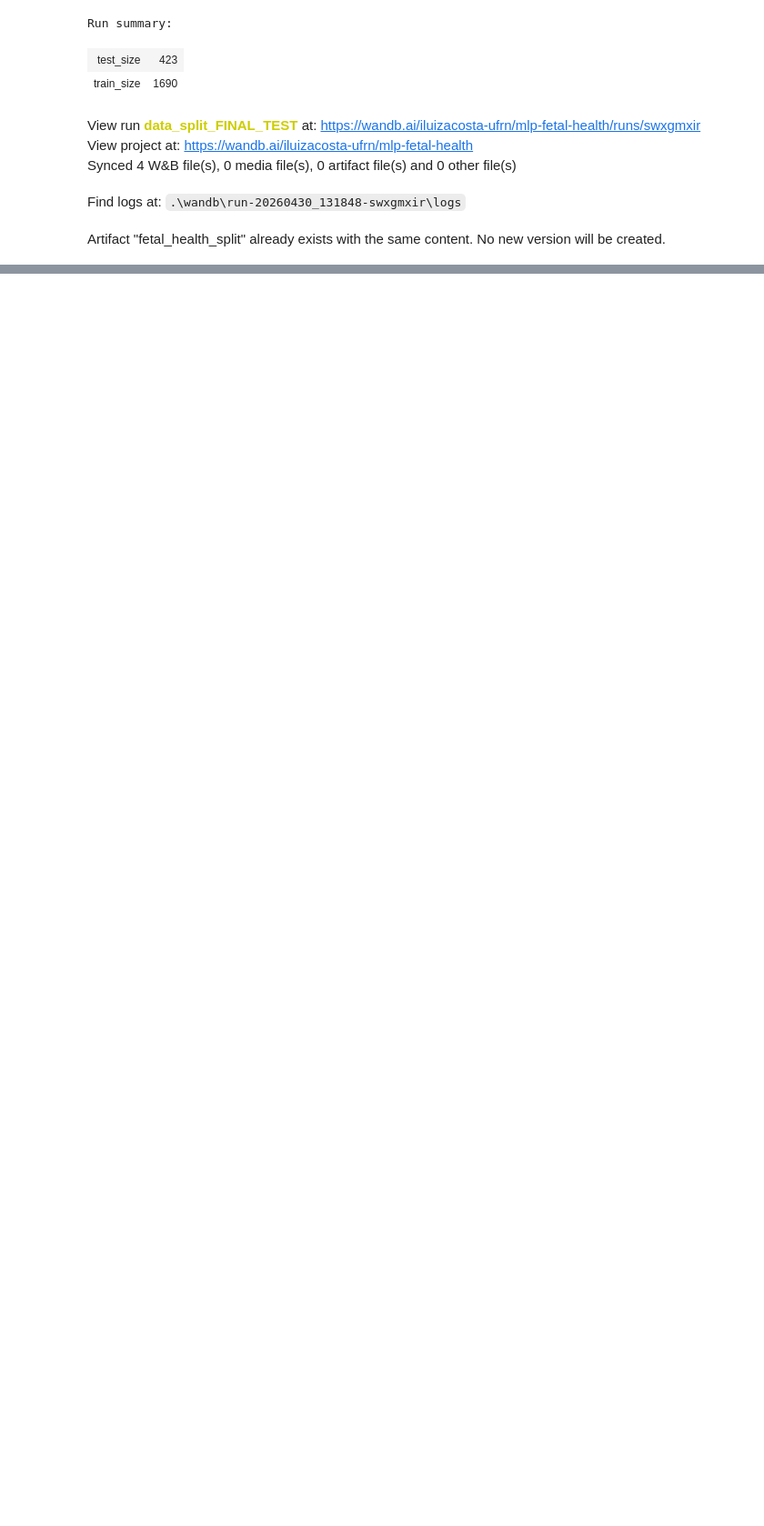
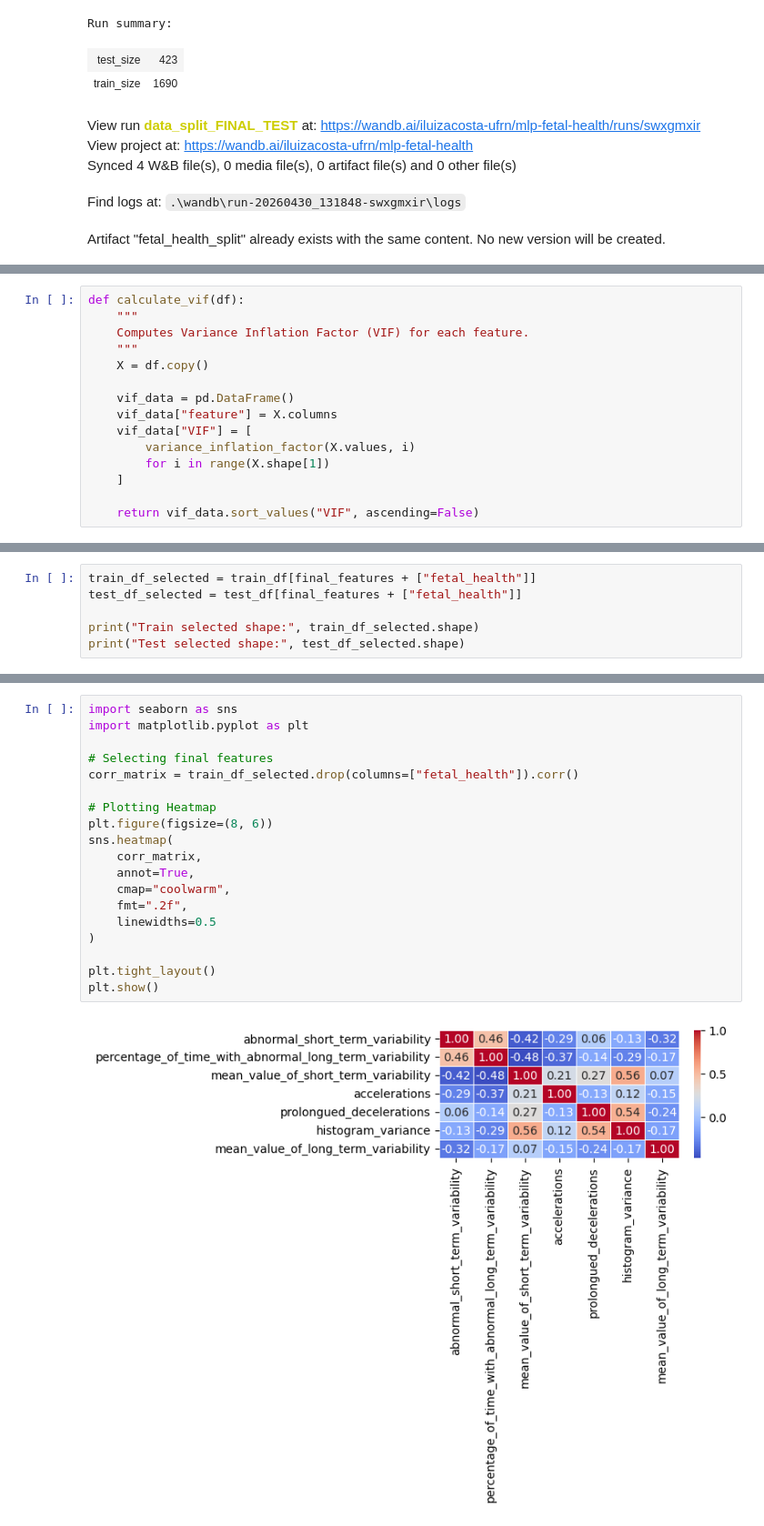
Before and after one commit to iluizacosta/mlp-advanced-ai-topics, a Jupyter notebook: fetal_health_notebook.ipynb, the cells around one changed output, grey strips where cells are left out. Shown at 91% size. Saved outputs shown, nothing was run; the diff lists cells and outputs as text; blank space fills up the shorter version.

```diff
--- a/fetal_health_notebook.ipynb
+++ b/fetal_health_notebook.ipynb
@@ -853,0 +906,15 @@ Artifact "fetal_health_split" already exists with the same content. No new versi
+# %%
+def calculate_vif(df):
+    """
+    Computes Variance Inflation Factor (VIF) for each feature.
+    """
+    X = df.copy()
+
+    vif_data = pd.DataFrame()
+    vif_data["feature"] = X.columns
+    vif_data["VIF"] = [
+        variance_inflation_factor(X.values, i)
+        for i in range(X.shape[1])
+    ]
+
+    return vif_data.sort_values("VIF", ascending=False)
@@ -853,0 +1077,6 @@ Artifact "fetal_health_split" already exists with the same content. No new versi
+# %%
+train_df_selected = train_df[final_features + ["fetal_health"]]
+test_df_selected = test_df[final_features + ["fetal_health"]]
+
+print("Train selected shape:", train_df_selected.shape)
+print("Test selected shape:", test_df_selected.shape)
@@ -853,0 +1088,21 @@ Artifact "fetal_health_split" already exists with the same content. No new versi
+# %%
+import seaborn as sns
+import matplotlib.pyplot as plt
+
+# Selecting final features
+corr_matrix = train_df_selected.drop(columns=["fetal_health"]).corr()
+
+# Plotting Heatmap
+plt.figure(figsize=(8, 6))
+sns.heatmap(
+    corr_matrix,
+    annot=True,
+    cmap="coolwarm",
+    fmt=".2f",
+    linewidths=0.5
+)
+
+plt.tight_layout()
+plt.show()
+# %% [output]
+[figure, added]
```
Also changed, not shown: parts of 25 cells of this notebook.
